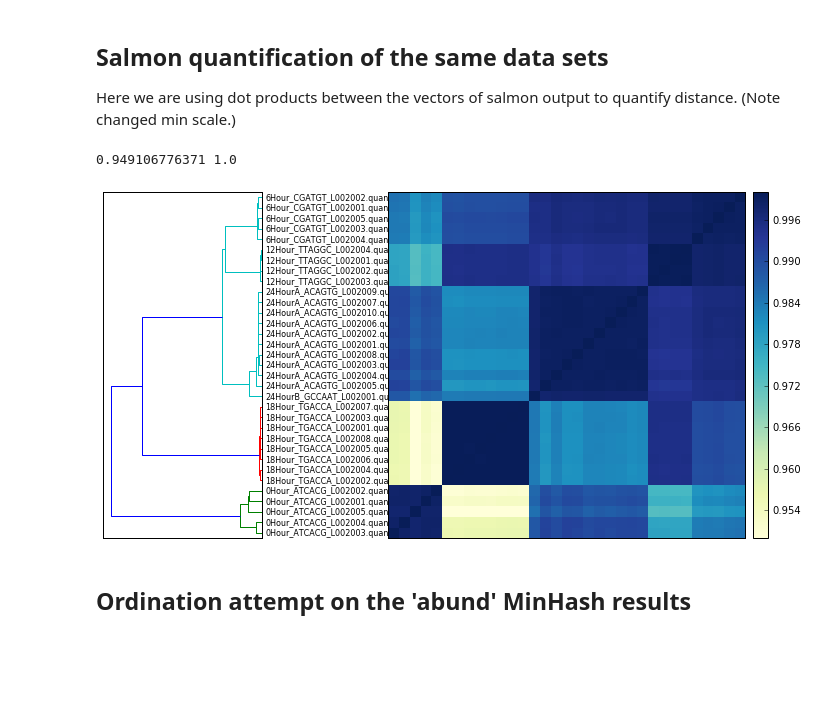
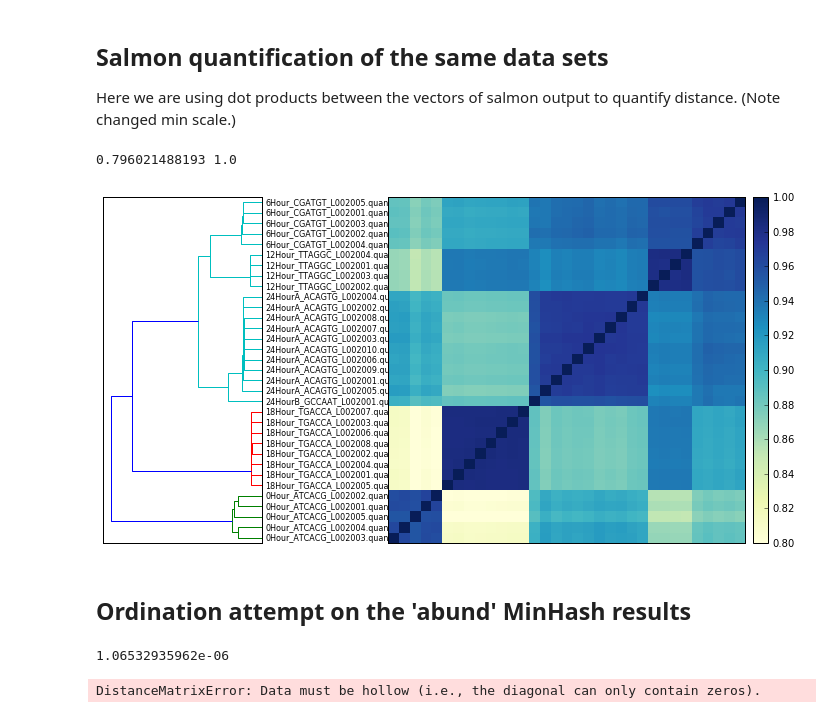
Before and after one commit to brooksph/2016-sourmash-abundstuff, a Jupyter notebook: abundance-foo.ipynb, the cells around one changed output. Drawn from its saved outputs; the diff is of its cells as text; code cells hidden in the pictures; blank space fills up the shorter version.

```diff
--- a/abundance-foo.ipynb
+++ b/abundance-foo.ipynb
@@ -97,10 +97,10 @@ Here we are using dot products between the vectors of salmon output to quantify
 # %%
 salmon, salmon_labels = fig.load_matrix_and_labels('salmon')
 print(numpy.min(salmon), numpy.max(salmon))
-_ = fig.plot_composite_matrix(salmon, salmon_labels, vmin=0.95)
+_ = fig.plot_composite_matrix(salmon, salmon_labels, vmin=0.80)
 # %% [output]
-0.949106776371 1.0
+0.796021488193 1.0
-[figure, old version]
+[figure, new version]
 # %% [markdown]
 ## Ordination attempt on the 'abund' MinHash results
 # %%
@@ -108,11 +108,18 @@ from skbio import DistanceMatrix
 from skbio.stats.ordination import pcoa
 # %%
 # make a symmetric distance matrix
-Dsym = 1- (D + D.T) / 2.0
+Dsym = 1 - (D+D.T)/2.0
+
+print(numpy.trace(Dsym))
+
 dm = DistanceMatrix(Dsym, labels)
+
 
 # do a PCoA
 pcoa_results = pcoa(dm)
+# %% [output]
+1.06532935962e-06
+DistanceMatrixError: Data must be hollow (i.e., the diagonal can only contain zeros).
 # %%
 # plot, colored by timepoint.
 import pandas as pd
```
Also changed, not shown: parts of 4 cells of this notebook, 1 other file.
